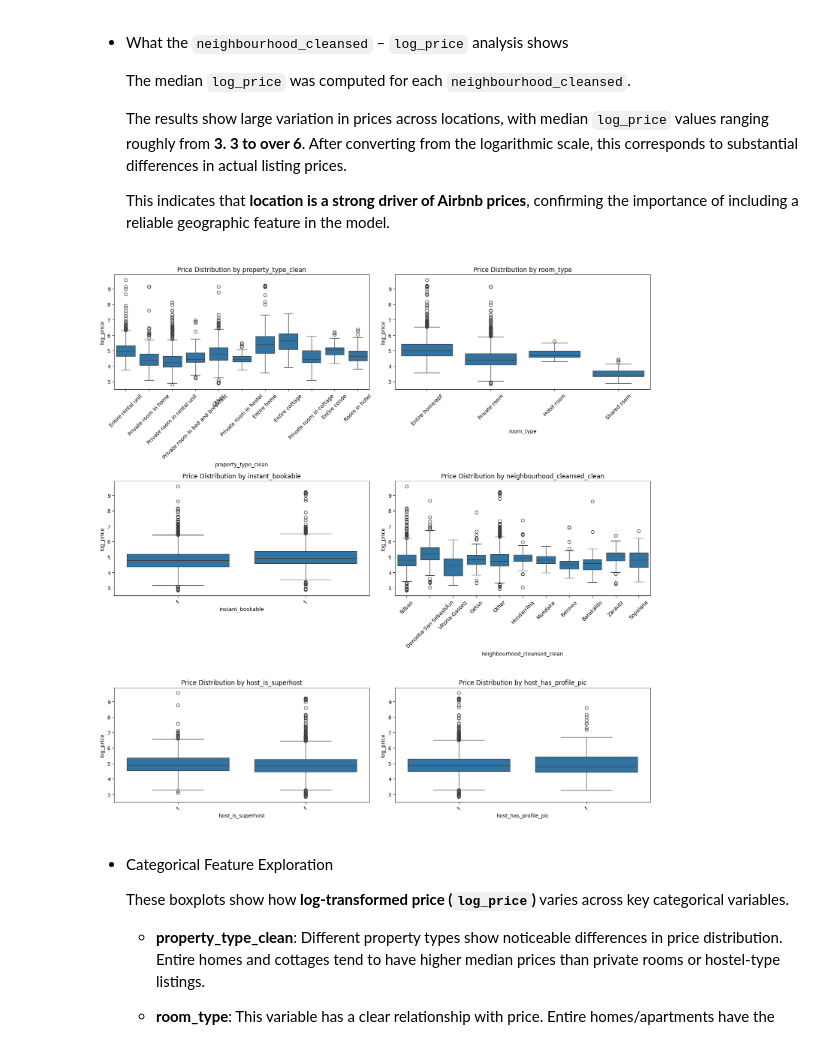
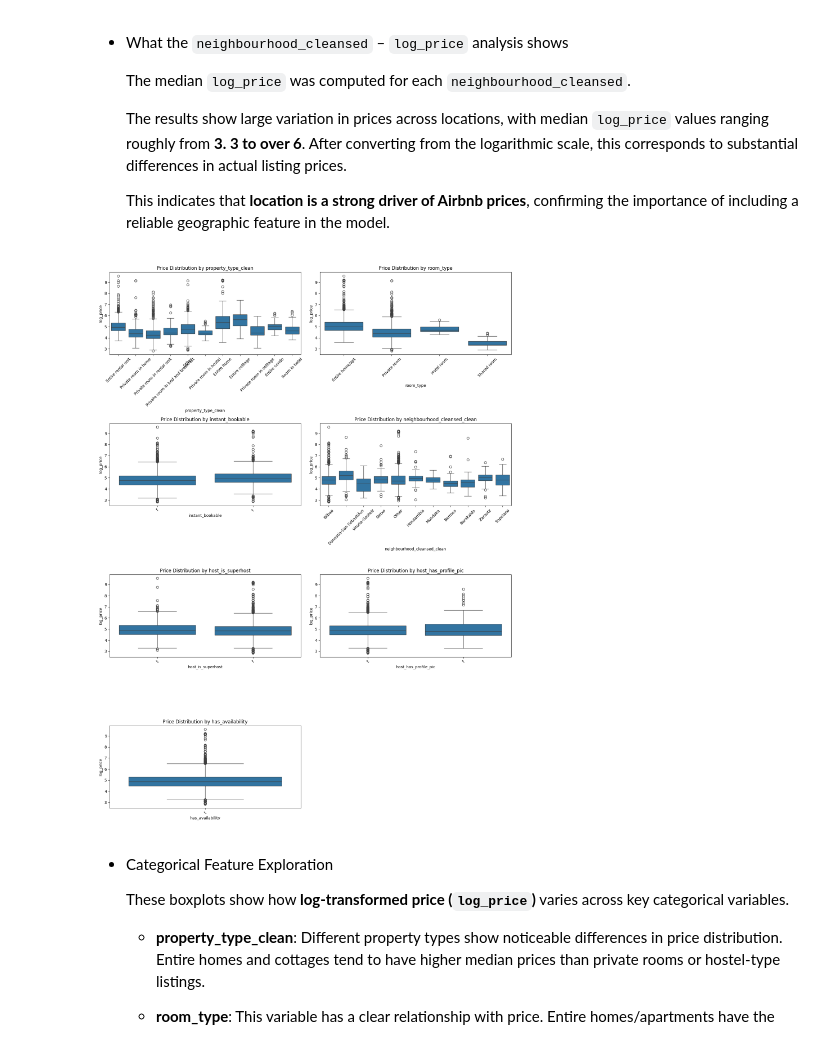
Before and after one commit to Batujan/Airbnb_Basque_Country_Price_Prediction, a Jupyter notebook: notebooks/01_data_exploration.ipynb, the cells around one changed output. Cells and saved outputs as stored; diff of their text form; code cells hidden in the pictures.

Commit message:
check has_availability feature

```diff
--- a/notebooks/01_data_exploration.ipynb
+++ b/notebooks/01_data_exploration.ipynb
@@ -701,31 +701,32 @@ df_eda = df_eda.drop(columns=loc_cols_to_drop, errors="ignore")
 # %%
 cat_cols = [
     "property_type_clean",
     "room_type",
     "instant_bookable",
     "neighbourhood_cleansed_clean",
     "host_is_superhost",
-    "host_has_profile_pic"
+    "host_has_profile_pic",
+    "has_availability"
 ]
 
 n_plot_cols = 2
 n_plot_rows = (len(cat_cols) + n_plot_cols - 1) // n_plot_cols
 
 fig, axes = plt.subplots(n_plot_rows, n_plot_cols, figsize=(15, 5 * n_plot_rows))
 axes = np.atleast_1d(axes).flatten()
 
 for i, col in enumerate(cat_cols):
     sns.boxplot(data=df_eda, x=col, y="log_price", ax=axes[i])
     axes[i].set_title(f"Price Distribution by {col}")
     axes[i].tick_params(axis="x", rotation=45)
 
 for ax in axes[len(cat_cols):]:
     ax.set_visible(False)
 
 plt.tight_layout()
 plt.show()
 # %% [output]
-[figure, old version]
+[figure, new version]
 # %% [markdown]
 * Categorical Feature Exploration
 
```
Also changed, not shown: parts of 1 cell of this notebook.
